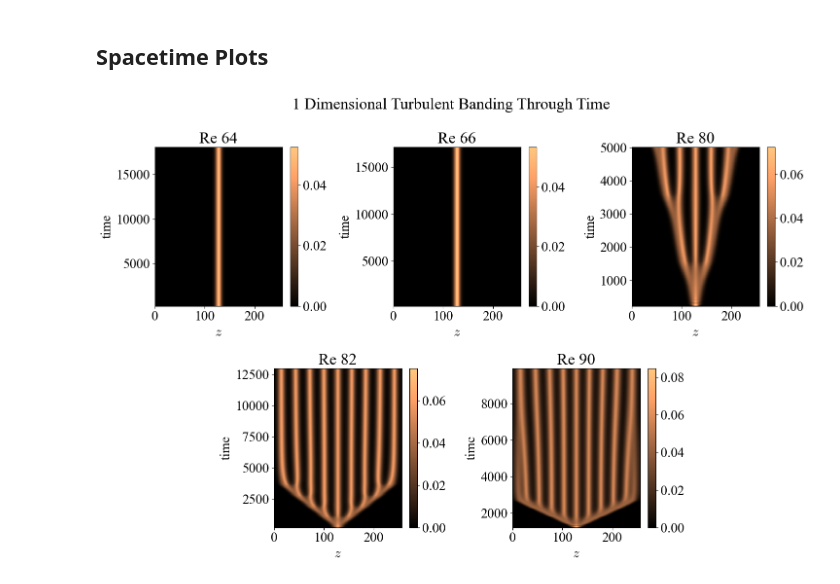
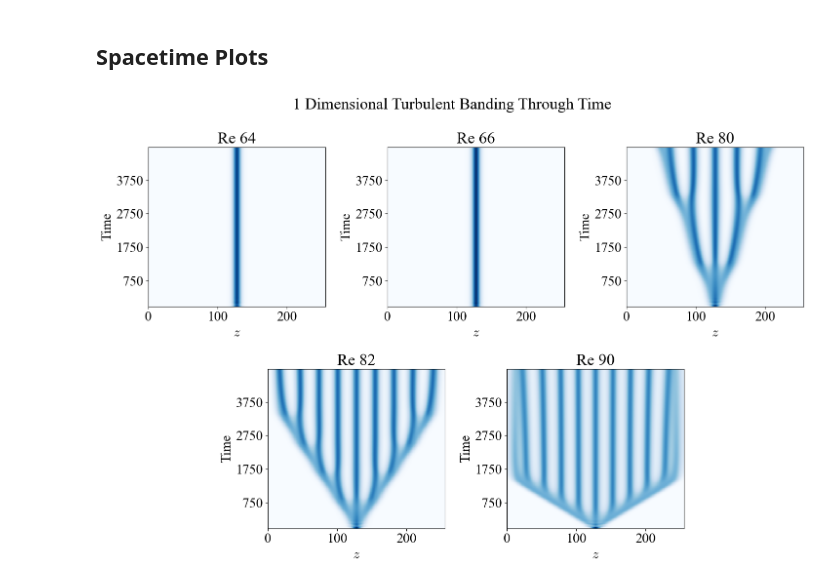
Before and after one commit to adamrattigan1-glitch/Rscam-Project, a Jupyter notebook: 1D_MWF/Comparison_plotting.ipynb, the cells around one changed output. Saved outputs shown, nothing was run; the diff lists cells and outputs as text; code cells hidden in the pictures.

```diff
--- a/1D_MWF/Comparison_plotting.ipynb
+++ b/1D_MWF/Comparison_plotting.ipynb
@@ -268,10 +268,10 @@ print(Res90)
 ['Lz256_Re90_IC68_minimal_v3d5']
 [90.]
 # %%
-for run in runs64:
-    print(run)
-    print(data[run])
-    for subdat in data[run]:
-        print(subdat['scales'].keys())
-        print(subdat['tasks'].keys())
-#         print(subdat['scales']['sim_time'][:])
+# for run in runs64:
+#     print(run)
+#     print(data[run])
+#     for subdat in data[run]:
+#         print(subdat['scales'].keys())
+#         print(subdat['tasks'].keys())
+# #         print(subdat['scales']['sim_time'][:])
@@ -339,6 +334,13 @@ for i in range(3):
 # %% [markdown]
 ## Spacetime Plots
 # %%
+from matplotlib.colors import LinearSegmentedColormap
+import matplotlib.cm as cm
+
+# full_cmap = cm.bwr_r
+# half_cmap = LinearSegmentedColormap.from_list('half_bone', full_cmap(np.linspace(0.5, 1, 128)))
+
+
 fig = plt.figure(figsize=(15,10))
 ax1 = plt.subplot2grid((4, 6), (0, 0), colspan=2, rowspan=2)
 ax2 = plt.subplot2grid((4, 6), (0, 2), colspan=2, rowspan=2)
@@ -362,44 +364,53 @@ for i, ax in enumerate(fig.axes):
                         dat = subdat['tasks']['q0'][:]
                     except:
                         dat = subdat['tasks']['q'][:]
                 else:
                     t = np.concatenate((t, subdat['scales']['sim_time'][:]))
                     try:
                         dat = np.concatenate((dat, subdat['tasks']['q0'][:]))
                     except:
                         dat = np.concatenate((dat, subdat['tasks']['q'][:]))
 
             T, X = np.meshgrid(t, z, indexing='ij')
 
             # print('min', np.min(dat), np.where(dat[:] < -1e-6))
 
-            pcm = ax.pcolormesh(X, T, dat[:], vmin=0, vmax=np.max(dat[t > 50]), cmap=cm.copper)
-            fig.colorbar(pcm, ax=ax)
+            pcm = ax.pcolormesh(X, T, dat[:], vmin=0, vmax=np.max(dat[t > 50]), cmap=cm.Blues)
+            # fig.colorbar(pcm, ax=ax)
 
             ax.set_xlabel(r"$z$", fontsize=20)
-            ax.set_ylabel(r"time", fontsize=20)
+            ax.set_ylabel(r"Time", fontsize=20)
 
-            # ax.set_ylim(top= 20000)
-            yticks = ax.get_yticks()
+            # # ax.set_ylim(top= 20000)
+            # yticks = ax.get_yticks()
+            # ax.set_yticks(yticks)
+            # ax.set_yticklabels([f'{int(y - yticks[0])}' for y in yticks])
+            # ax.autoscale(axis='y', tight=True)
+            # ax.autoscale(axis='y', tight=True)
+
+            # ax.set_ylim(bottom=15229, top=19979)
+            # yticks = ax.get_yticks()
+            # ax.set_yticks(yticks)
+            # ax.set_yticklabels([f'{int(y - 15229)}' for y in yticks])
+
+            ax.set_ylim(bottom=15229, top=19979)
+            yticks = [t for t in ax.get_yticks() if 15229 <= t <= 19979]
             ax.set_yticks(yticks)
-            ax.set_yticklabels([f'{int(y - yticks[0])}' for y in yticks])
-            ax.autoscale(axis='y', tight=True)
-            ax.autoscale(axis='y', tight=True)
-
+            ax.set_yticklabels([f'{int(y - 15250)}' for y in yticks])
 
             ax.set_title(f'Re {Re}')
 
         except ():
             print('hey')
 
 
 fig.suptitle ('1 Dimensional Turbulent Banding Through Time')
 fig.tight_layout()
 
-# plt.savefig(odir + 'turbulence.png', dpi=150, bbox_inches='tight')
+plt.savefig(odir + 'All turbulence.png', dpi=150, bbox_inches='tight')
 plt.show()
 # %% [output]
-[figure, old version]
+[figure, new version]
 # %%
 
 for i in range (5):
```
Also changed, not shown: parts of 4 cells of this notebook, 36 other files.
